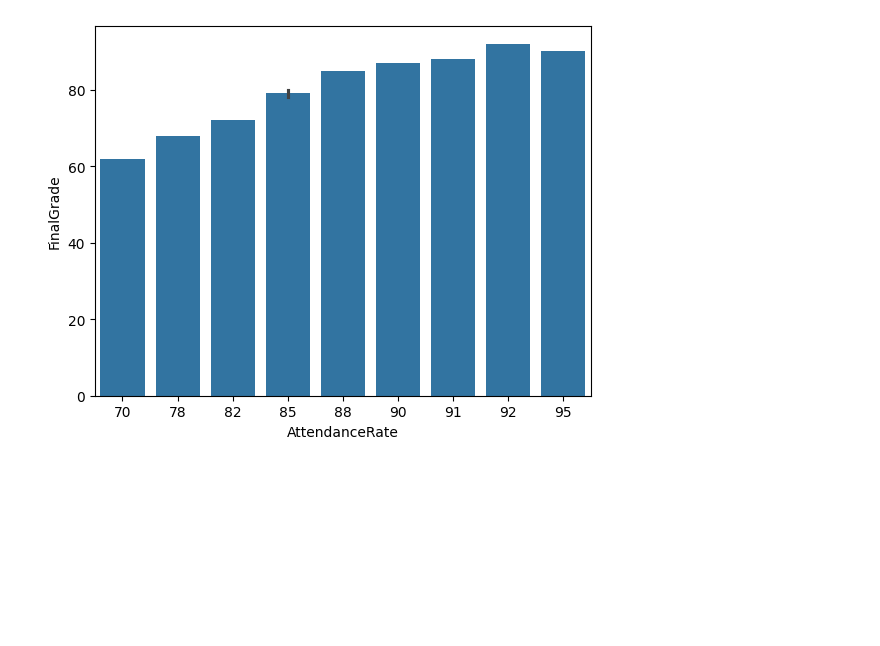
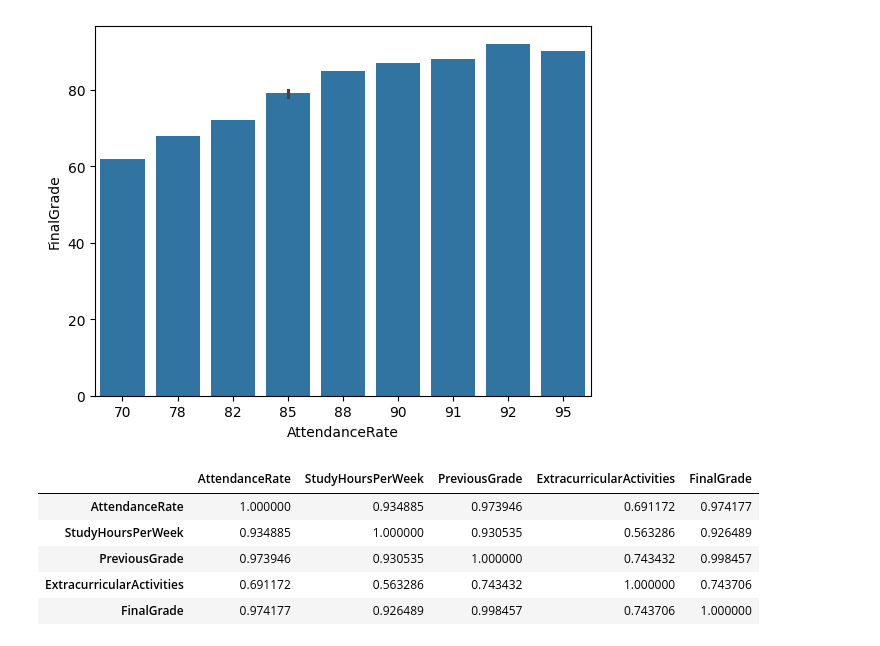
Before and after one commit to saadkhalidabbasi/EDA-Projects, a Jupyter notebook: Student_Performance_Prediction.ipynb, the cells around one changed output. Saved outputs shown, nothing was run; the diff lists cells and outputs as text; code cells hidden in the pictures; blank space fills up the shorter version.

```diff
--- a/Student_Performance_Prediction.ipynb
+++ b/Student_Performance_Prediction.ipynb
@@ -142,3 +133,13 @@ sns.barplot(data=df,x="AttendanceRate",y="FinalGrade")
 # %% [output]
 <Axes: xlabel='AttendanceRate', ylabel='FinalGrade'>
 [figure]
+# %%
+# Checking Correlation, excluding non-numeric columns
+df.select_dtypes(include=['number']).corr()
+# %% [output]
+|  | AttendanceRate | StudyHoursPerWeek | PreviousGrade | ExtracurricularActivities | FinalGrade |
+| AttendanceRate | 1.000000 | 0.934885 | 0.973946 | 0.691172 | 0.974177 |
+| StudyHoursPerWeek | 0.934885 | 1.000000 | 0.930535 | 0.563286 | 0.926489 |
+| PreviousGrade | 0.973946 | 0.930535 | 1.000000 | 0.743432 | 0.998457 |
+| ExtracurricularActivities | 0.691172 | 0.563286 | 0.743432 | 1.000000 | 0.743706 |
+| FinalGrade | 0.974177 | 0.926489 | 0.998457 | 0.743706 | 1.000000 |
```
Also changed, not shown: parts of 4 cells of this notebook.
